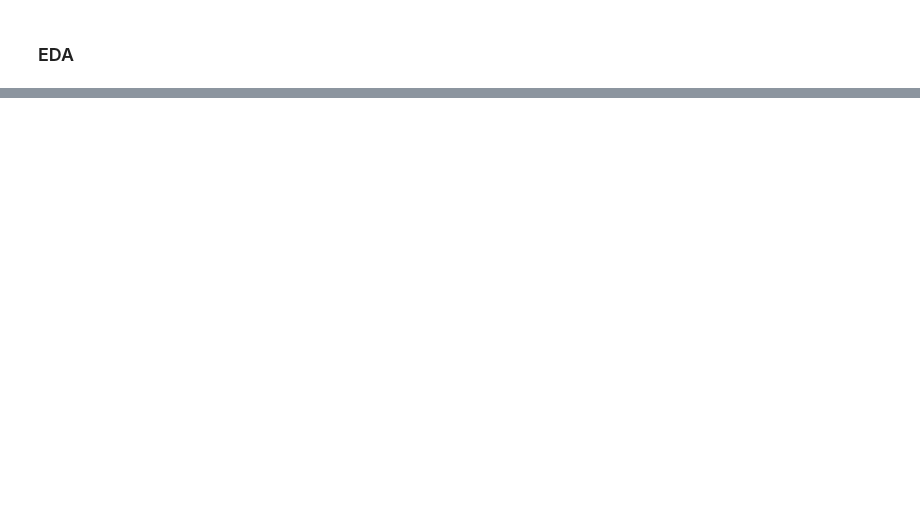
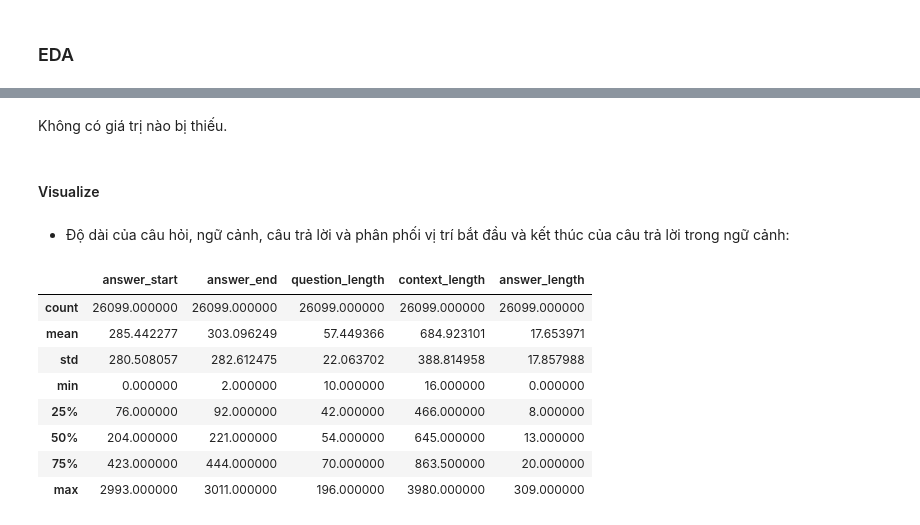
Before and after one commit to TanHiep-To/Question_Answering, a Jupyter notebook: notebook/visualize.ipynb, the cells around one changed output, grey strips where cells are left out. Drawn from its saved outputs; the diff is of its cells as text; code cells hidden in the pictures; blank space fills up the shorter version.

```diff
--- a/notebook/visualize.ipynb
+++ b/notebook/visualize.ipynb
@@ -22,0 +76,21 @@ df
+# %% [markdown]
+Không có giá trị nào bị thiếu.
+# %% [markdown]
+#### Visualize
+# %% [markdown]
+* Độ dài của câu hỏi, ngữ cảnh, câu trả lời và phân phối vị trí bắt đầu và kết thúc của câu trả lời trong ngữ cảnh:
+# %%
+df['question_length'] = df['question'].apply(len)
+df['context_length'] = df['context'].apply(len)
+df['answer_length'] = df['answer'].apply(len)
+df.describe()
+# %% [output]
+|  | answer_start | answer_end | question_length | context_length | answer_length |
+| count | 26099.000000 | 26099.000000 | 26099.000000 | 26099.000000 | 26099.000000 |
+| mean | 285.442277 | 303.096249 | 57.449366 | 684.923101 | 17.653971 |
+| std | 280.508057 | 282.612475 | 22.063702 | 388.814958 | 17.857988 |
+| min | 0.000000 | 2.000000 | 10.000000 | 16.000000 | 0.000000 |
+| 25% | 76.000000 | 92.000000 | 42.000000 | 466.000000 | 8.000000 |
+| 50% | 204.000000 | 221.000000 | 54.000000 | 645.000000 | 13.000000 |
+| 75% | 423.000000 | 444.000000 | 70.000000 | 863.500000 | 20.000000 |
+| max | 2993.000000 | 3011.000000 | 196.000000 | 3980.000000 | 309.000000 |
```
Also changed, not shown: parts of 28 cells of this notebook, 2 other files.
